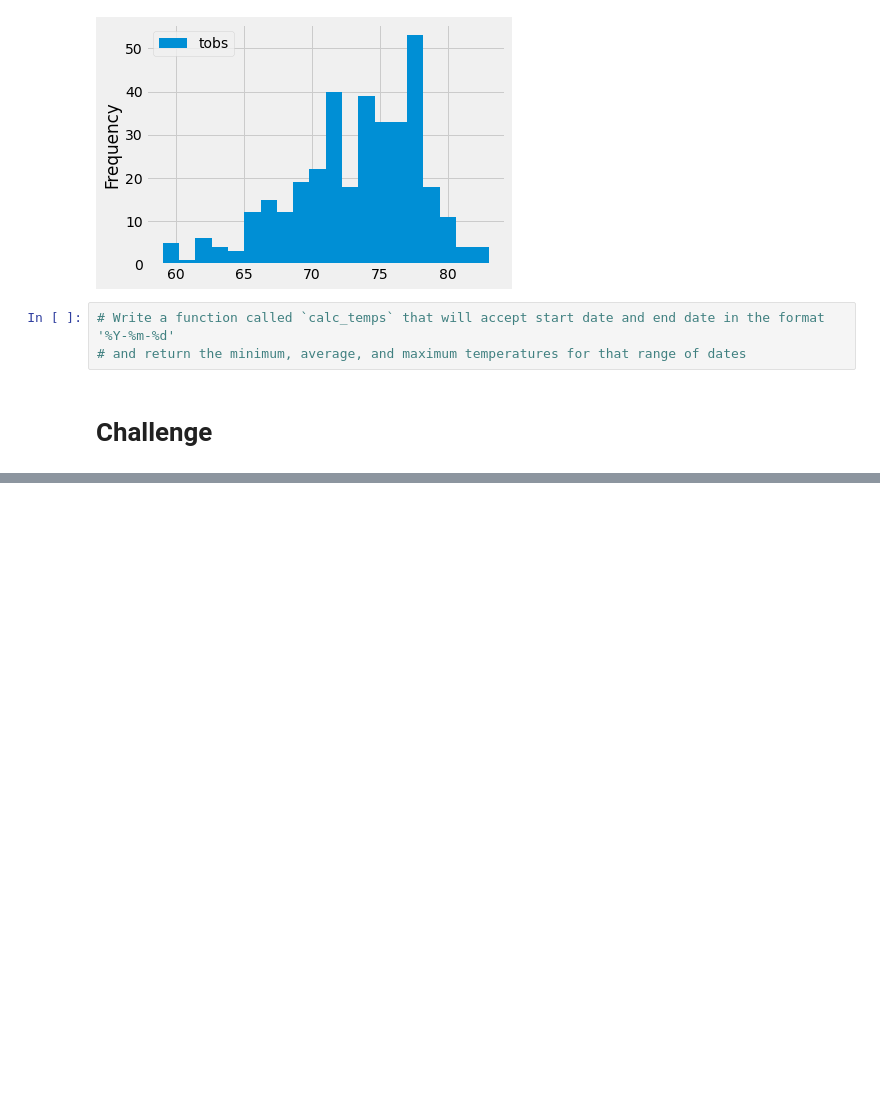
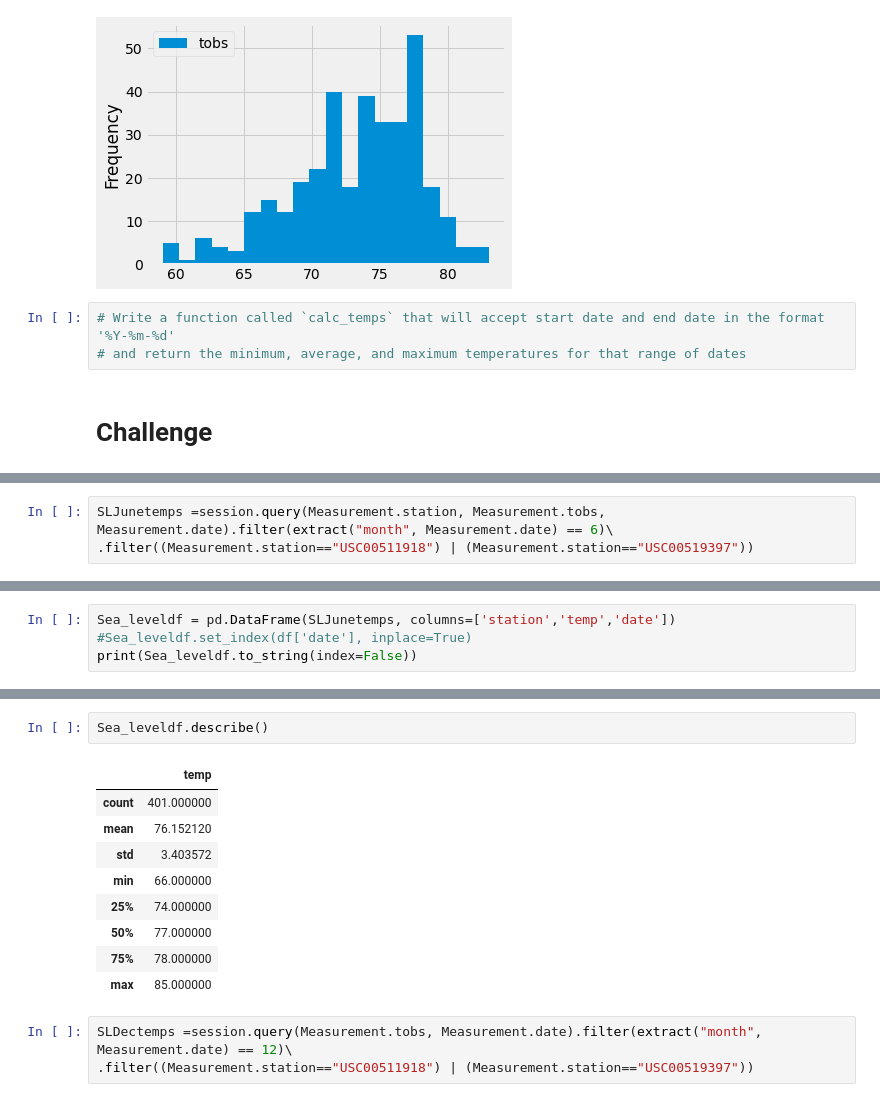
Before and after one commit to RussellShelley/surfs_up, a Jupyter notebook: climate_analysis.ipynb, the cells around one changed output, grey strips where cells are left out. Drawn from its saved outputs; the diff is of its cells as text; blank space fills up the shorter version.

```diff
--- a/climate_analysis.ipynb
+++ b/climate_analysis.ipynb
@@ -196,0 +259,3 @@ plt.tight_layout()
+# %%
+SLJunetemps =session.query(Measurement.station, Measurement.tobs, Measurement.date).filter(extract("month", Measurement.date) == 6)\
+.filter((Measurement.station=="USC00511918") | (Measurement.station=="USC00519397"))
@@ -196,0 +268,4 @@ plt.tight_layout()
+# %%
+Sea_leveldf = pd.DataFrame(SLJunetemps, columns=['station','temp','date'])
+#Sea_leveldf.set_index(df['date'], inplace=True)
+print(Sea_leveldf.to_string(index=False))
@@ -196,0 +290,15 @@ plt.tight_layout()
+# %%
+Sea_leveldf.describe()
+# %% [output]
+|  | temp |
+| count | 401.000000 |
+| mean | 76.152120 |
+| std | 3.403572 |
+| min | 66.000000 |
+| 25% | 74.000000 |
+| 50% | 77.000000 |
+| 75% | 78.000000 |
+| max | 85.000000 |
+# %%
+SLDectemps =session.query(Measurement.tobs, Measurement.date).filter(extract("month", Measurement.date) == 12)\
+.filter((Measurement.station=="USC00511918") | (Measurement.station=="USC00519397"))
```
Also changed, not shown: parts of 18 cells of this notebook, 8 other files.
